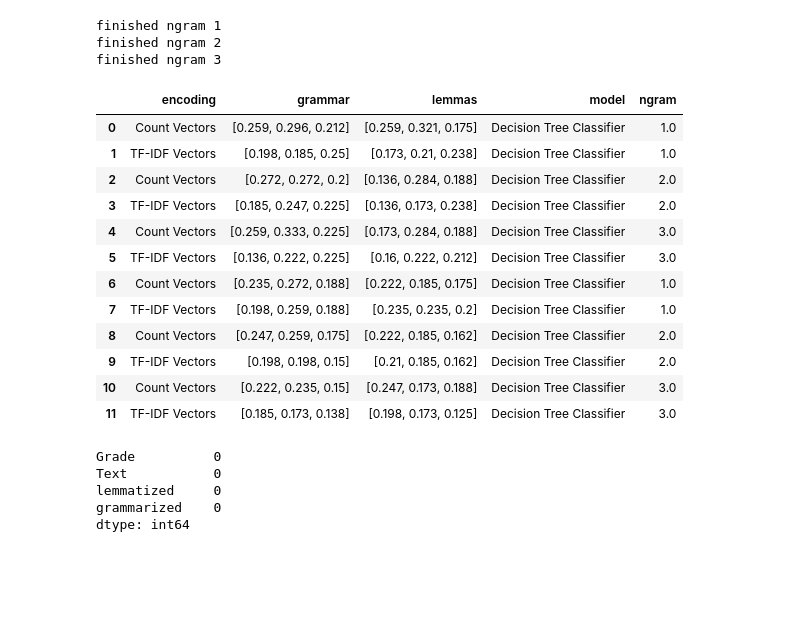
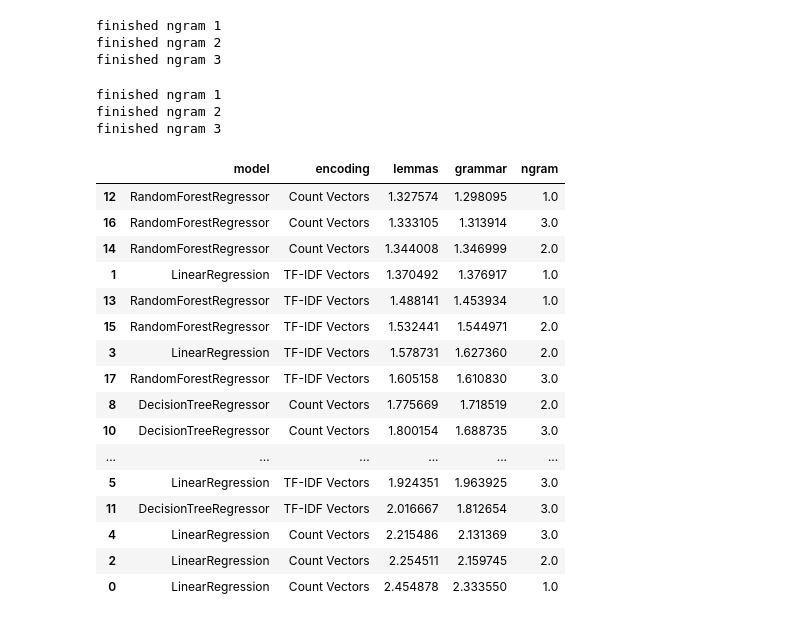
Before and after one commit to Violet-Spiral/assessing-childrens-writing, a Jupyter notebook: data_exploration/shallow_models.ipynb, the cells around one changed output. Drawn from its saved outputs; the diff is of its cells as text; code cells hidden in the pictures; blank space fills up the shorter version.

```diff
--- a/data_exploration/shallow_models.ipynb
+++ b/data_exploration/shallow_models.ipynb
@@ -60,40 +67,42 @@ y = df.Grade
 ## Split lemma train and test sets
 
 X_train, X_test, y_train, y_test = train_test_split(X, y, stratify=y, random_state=11)
-scores = pd.DataFrame()
+scores = pd.DataFrame(columns = ['model','encoding','lemmas','grammar'])
 # %%
-scores = assess_model(DecisionTreeClassifier(), scores, X_train, y_train, ngram_range=(1,3))
+scores = assess_model(LinearRegression(), scores, X_train, y_train, ngram_range=(1,3))
 # %% [output]
 finished ngram 1
 finished ngram 2
 finished ngram 3
 # %%
-scores = assess_model(LogisticRegression(), scores, X_train, y_train, ngram_range=(1,3))
+scores = assess_model(DecisionTreeRegressor(), scores, X_train, y_train, ngram_range=(1,3))
 # %% [output]
 finished ngram 1
 finished ngram 2
 finished ngram 3
-# %%
-scores
-# %% [output]
-|  | encoding | grammar | lemmas | model | ngram |
-| 0 | Count Vectors | [0.259, 0.296, 0.212] | [0.259, 0.321, 0.175] | Decision Tree Classifier | 1.0 |
-| 1 | TF-IDF Vectors | [0.198, 0.185, 0.25] | [0.173, 0.21, 0.238] | Decision Tree Classifier | 1.0 |
-| 2 | Count Vectors | [0.272, 0.272, 0.2] | [0.136, 0.284, 0.188] | Decision Tree Classifier | 2.0 |
-| 3 | TF-IDF Vectors | [0.185, 0.247, 0.225] | [0.136, 0.173, 0.238] | Decision Tree Classifier | 2.0 |
-| 4 | Count Vectors | [0.259, 0.333, 0.225] | [0.173, 0.284, 0.188] | Decision Tree Classifier | 3.0 |
-| 5 | TF-IDF Vectors | [0.136, 0.222, 0.225] | [0.16, 0.222, 0.212] | Decision Tree Classifier | 3.0 |
-| 6 | Count Vectors | [0.235, 0.272, 0.188] | [0.222, 0.185, 0.175] | Decision Tree Classifier | 1.0 |
-| 7 | TF-IDF Vectors | [0.198, 0.259, 0.188] | [0.235, 0.235, 0.2] | Decision Tree Classifier | 1.0 |
-| 8 | Count Vectors | [0.247, 0.259, 0.175] | [0.222, 0.185, 0.162] | Decision Tree Classifier | 2.0 |
-| 9 | TF-IDF Vectors | [0.198, 0.198, 0.15] | [0.21, 0.185, 0.162] | Decision Tree Classifier | 2.0 |
-| 10 | Count Vectors | [0.222, 0.235, 0.15] | [0.247, 0.173, 0.188] | Decision Tree Classifier | 3.0 |
-| 11 | TF-IDF Vectors | [0.185, 0.173, 0.138] | [0.198, 0.173, 0.125] | Decision Tree Classifier | 3.0 |
-# %%
-df.isna().sum()
-# %% [output]
-Grade          0
-Text           0
-lemmatized     0
-grammarized    0
-dtype: int64
+# %%
+scores = assess_model(RandomForestRegressor(), scores, X_train, y_train, ngram_range=(1,3))
+# %% [output]
+finished ngram 1
+finished ngram 2
+finished ngram 3
+# %%
+scores.sort_values(by=['lemmas','grammar'])
+# %% [output]
+|  | model | encoding | lemmas | grammar | ngram |
+| 12 | RandomForestRegressor | Count Vectors | 1.327574 | 1.298095 | 1.0 |
+| 16 | RandomForestRegressor | Count Vectors | 1.333105 | 1.313914 | 3.0 |
+| 14 | RandomForestRegressor | Count Vectors | 1.344008 | 1.346999 | 2.0 |
+| 1 | LinearRegression | TF-IDF Vectors | 1.370492 | 1.376917 | 1.0 |
+| 13 | RandomForestRegressor | TF-IDF Vectors | 1.488141 | 1.453934 | 1.0 |
+| 15 | RandomForestRegressor | TF-IDF Vectors | 1.532441 | 1.544971 | 2.0 |
+| 3 | LinearRegression | TF-IDF Vectors | 1.578731 | 1.627360 | 2.0 |
+| 17 | RandomForestRegressor | TF-IDF Vectors | 1.605158 | 1.610830 | 3.0 |
+| 8 | DecisionTreeRegressor | Count Vectors | 1.775669 | 1.718519 | 2.0 |
+| 10 | DecisionTreeRegressor | Count Vectors | 1.800154 | 1.688735 | 3.0 |
+| ... | ... | ... | ... | ... | ... |
+| 5 | LinearRegression | TF-IDF Vectors | 1.924351 | 1.963925 | 3.0 |
+| 11 | DecisionTreeRegressor | TF-IDF Vectors | 2.016667 | 1.812654 | 3.0 |
+| 4 | LinearRegression | Count Vectors | 2.215486 | 2.131369 | 3.0 |
+| 2 | LinearRegression | Count Vectors | 2.254511 | 2.159745 | 2.0 |
+| 0 | LinearRegression | Count Vectors | 2.454878 | 2.333550 | 1.0 |
```
Also changed, not shown: parts of 4 cells of this notebook, 1 other file.
